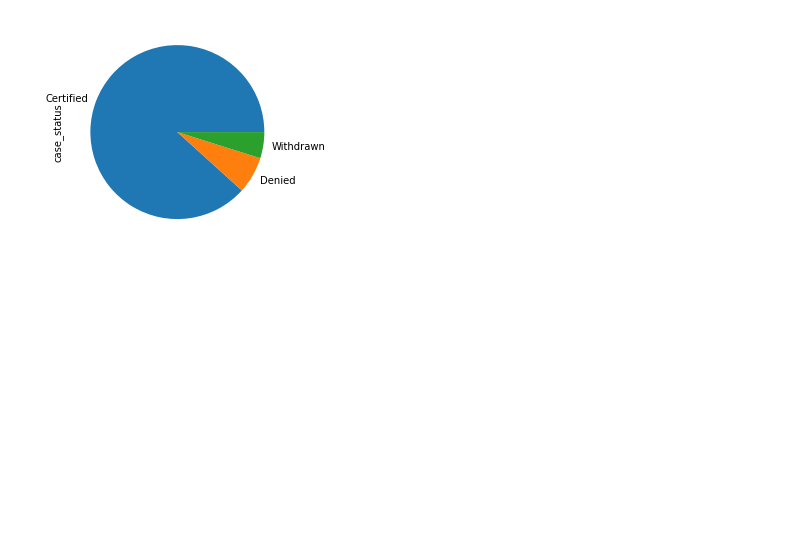
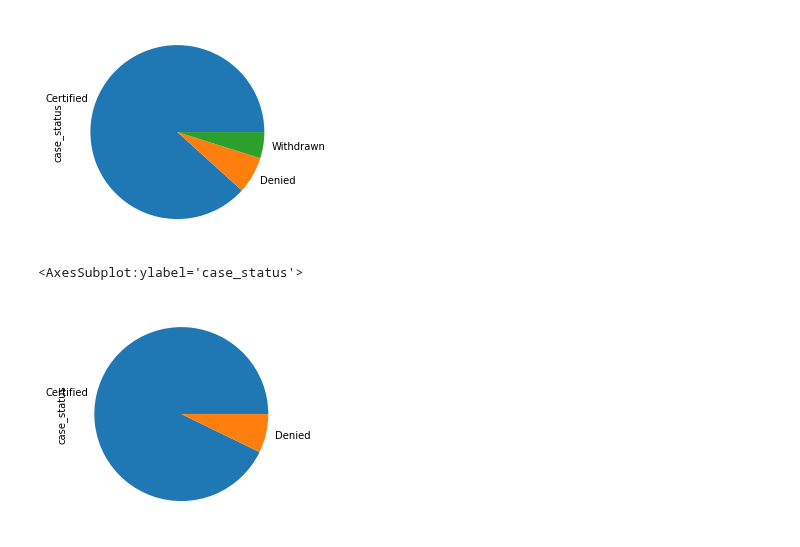
Before and after one commit to andy8001/python_visa, a Jupyter notebook: analysis/factorsInfluencingTheAcceptanceOfApplications.ipynb, the cells around one changed output. Cells and saved outputs as stored; diff of their text form; code cells hidden in the pictures; blank space fills up the shorter version.

```diff
--- a/analysis/factorsInfluencingTheAcceptanceOfApplications.ipynb
+++ b/analysis/factorsInfluencingTheAcceptanceOfApplications.ipynb
@@ -9,7 +9,7 @@ import pandas as pd
 # cleanup.generate_cleaned_df()
 # %%
 
-col_list = ["case_status"]
+col_list = ["case_status", "country_of_citizenship"]
 visas_df = pd.read_csv('../data/us_perm_visas_cleaned.csv', usecols=col_list)
 # %% [markdown]
 Firstly we're going to peek into the overall situation.
@@ -53,3 +53,10 @@ visas_df["case_status"].value_counts().plot(kind='pie')
 # %% [output]
 <AxesSubplot:ylabel='case_status'>
 [figure]
+# %%
+visas_df = visas_df[~visas_df["case_status"].str.contains("Withdrawn", na=False)]
+# %%
+visas_df["case_status"].value_counts().plot(kind='pie')
+# %% [output]
+<AxesSubplot:ylabel='case_status'>
+[figure, added]
```
Also changed, not shown: parts of 12 cells of this notebook.
